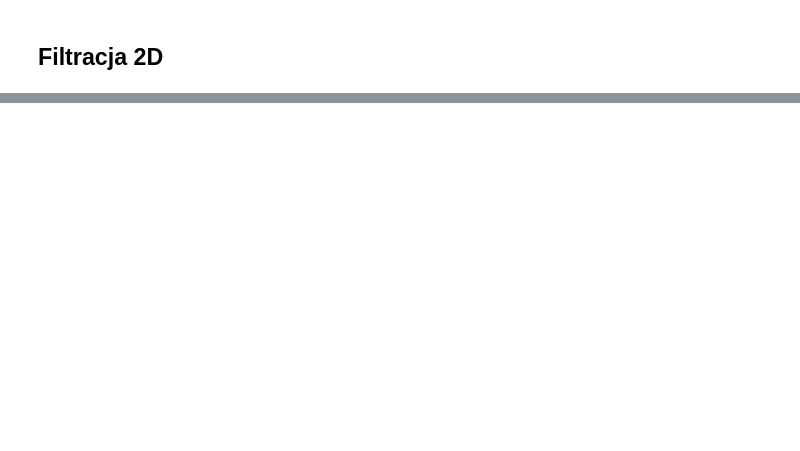
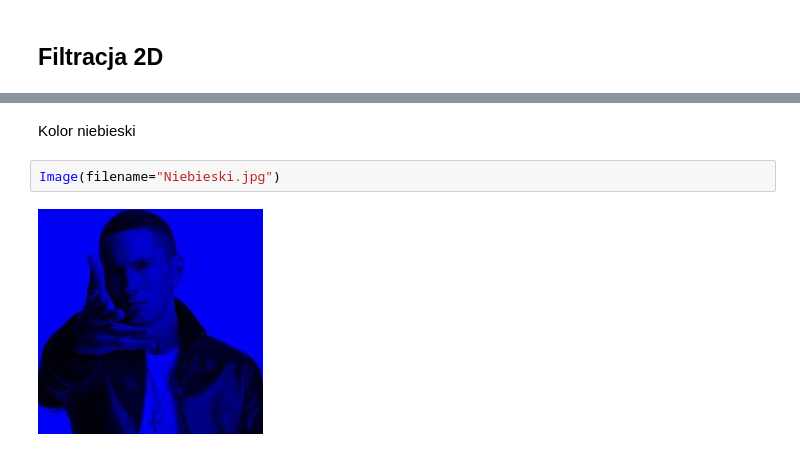
Before and after one commit to kodzib/TP-projekt-3, a Jupyter notebook: oddanie_projektu.ipynb, the cells around one changed output, grey strips where cells are left out. Saved outputs shown, nothing was run; the diff lists cells and outputs as text; blank space fills up the shorter version.

```diff
--- a/oddanie_projektu.ipynb
+++ b/oddanie_projektu.ipynb
@@ -72,0 +93,6 @@ A tak wygląda syngał po filtracji
+# %% [markdown]
+Kolor niebieski
+# %%
+Image(filename="Niebieski.jpg")
+# %% [output]
+[figure, added]
```
Also changed, not shown: parts of 15 cells of this notebook.
